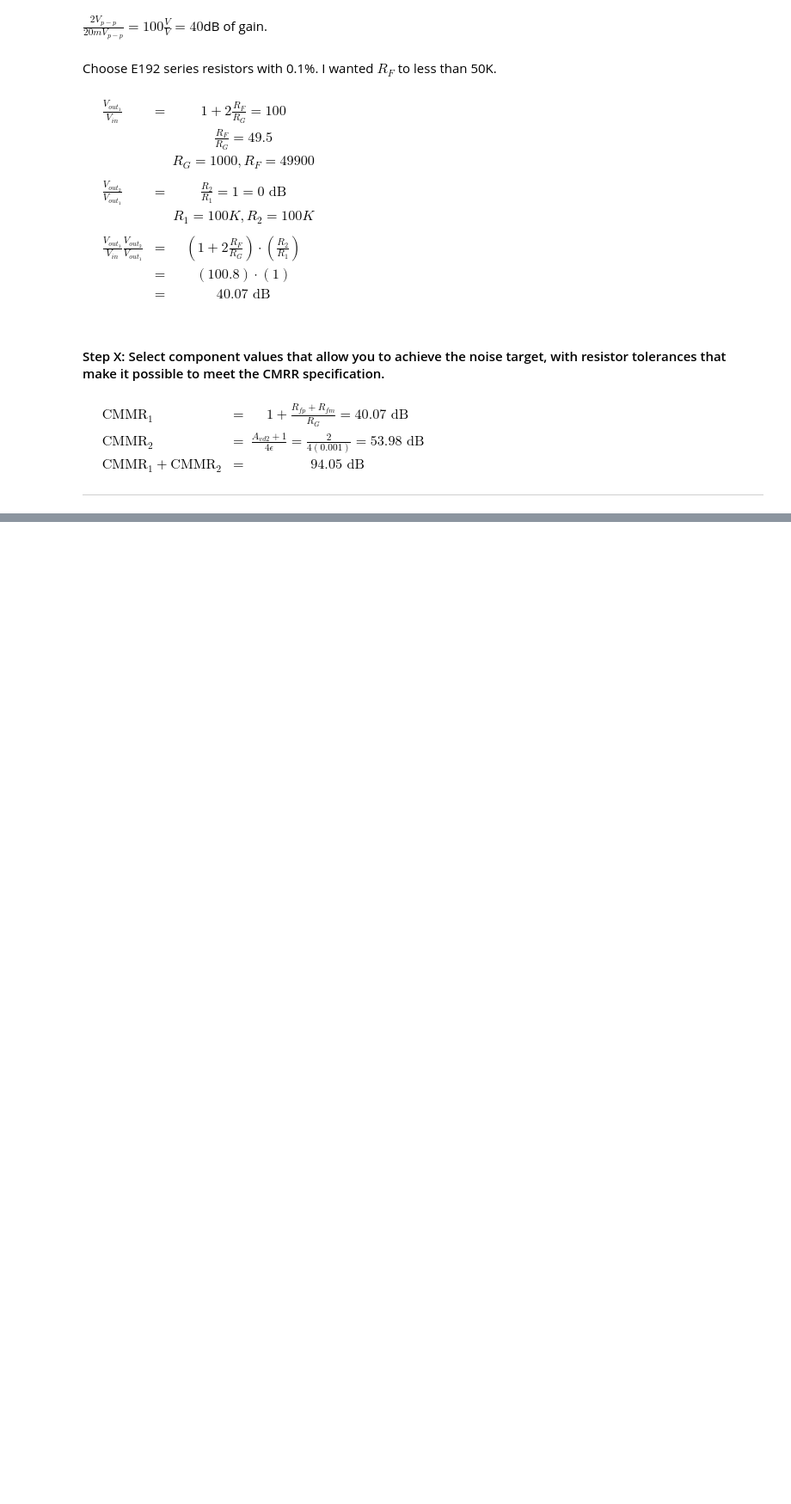
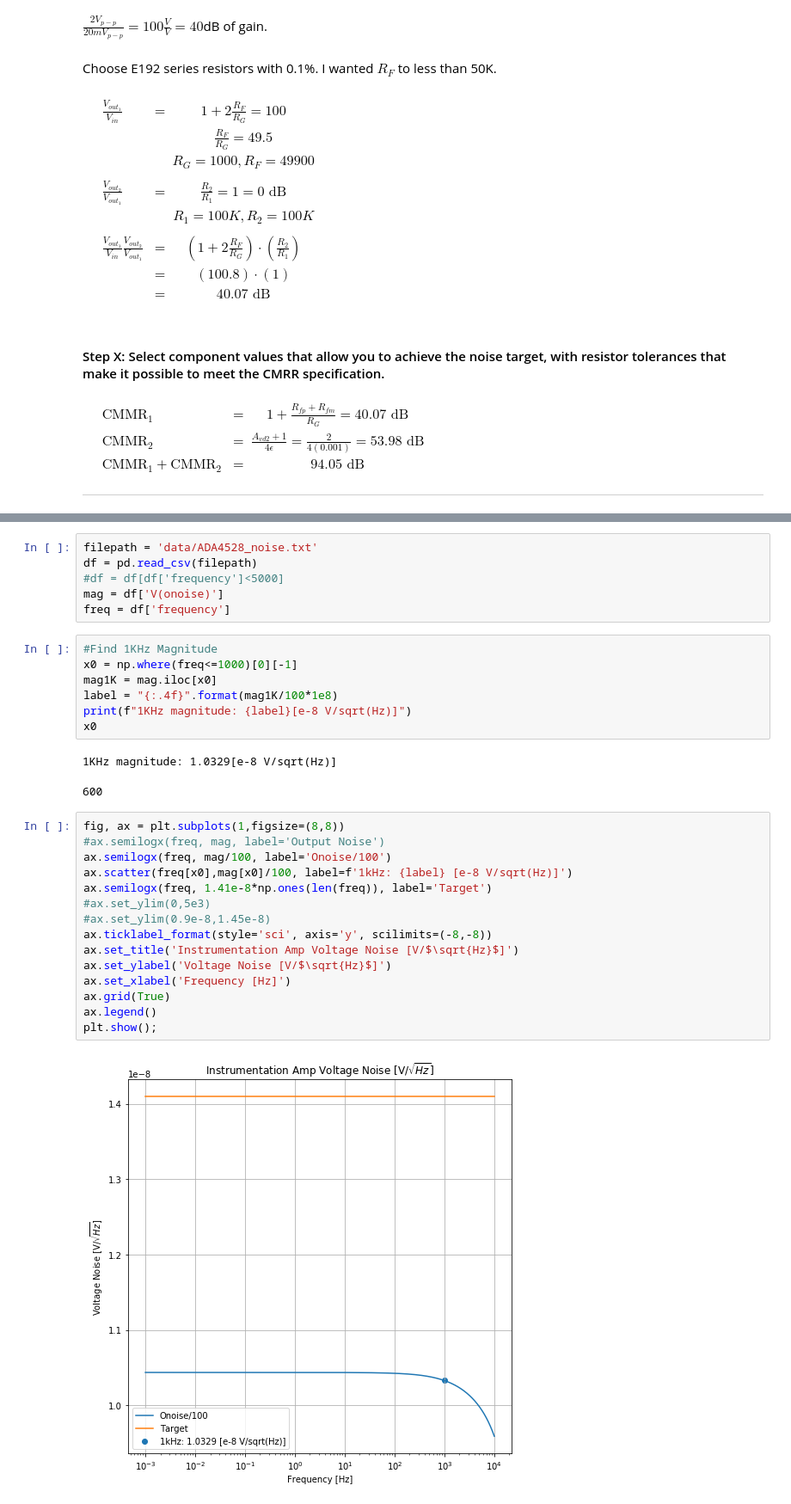
Before and after one commit to kegedy/EE538, a Jupyter notebook: design_project/design_project.ipynb, the cells around one changed output, grey strips where cells are left out. Shown at 86% size. Drawn from its saved outputs; the diff is of its cells as text; blank space fills up the shorter version.

```diff
--- a/design_project/design_project.ipynb
+++ b/design_project/design_project.ipynb
@@ -102,0 +205,33 @@ $\begin{eqnarray}
+# %%
+filepath = 'data/ADA4528_noise.txt'
+df = pd.read_csv(filepath)
+#df = df[df['frequency']<5000]
+mag = df['V(onoise)']
+freq = df['frequency']
+# %%
+#Find 1KHz Magnitude
+x0 = np.where(freq<=1000)[0][-1]
+mag1K = mag.iloc[x0]
+label = "{:.4f}".format(mag1K/100*1e8)
+print(f"1KHz magnitude: {label}[e-8 V/sqrt(Hz)]")
+x0
+# %% [output]
+1KHz magnitude: 1.0329[e-8 V/sqrt(Hz)]
+600
+# %%
+fig, ax = plt.subplots(1,figsize=(8,8))
+#ax.semilogx(freq, mag, label='Output Noise')
+ax.semilogx(freq, mag/100, label='Onoise/100')
+ax.scatter(freq[x0],mag[x0]/100, label=f'1kHz: {label} [e-8 V/sqrt(Hz)]')
+ax.semilogx(freq, 1.41e-8*np.ones(len(freq)), label='Target')
+#ax.set_ylim(0,5e3)
+#ax.set_ylim(0.9e-8,1.45e-8)
+ax.ticklabel_format(style='sci', axis='y', scilimits=(-8,-8))
+ax.set_title('Instrumentation Amp Voltage Noise [V/$\sqrt{Hz}$]')
+ax.set_ylabel('Voltage Noise [V/$\sqrt{Hz}$]')
+ax.set_xlabel('Frequency [Hz]')
+ax.grid(True)
+ax.legend()
+plt.show();
+# %% [output]
+[figure, added]
```
Also changed, not shown: parts of 13 cells of this notebook, 7 other files.
